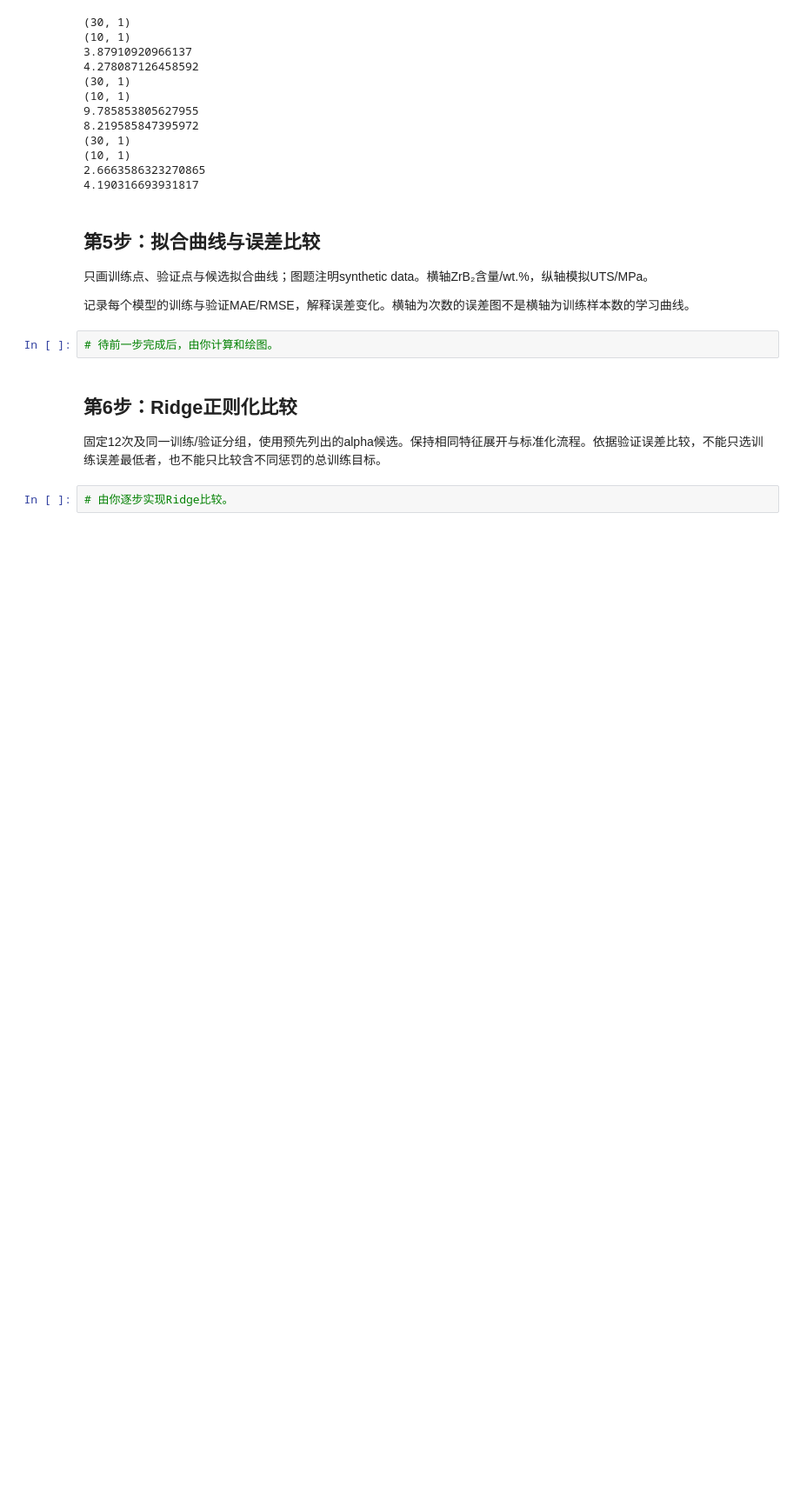
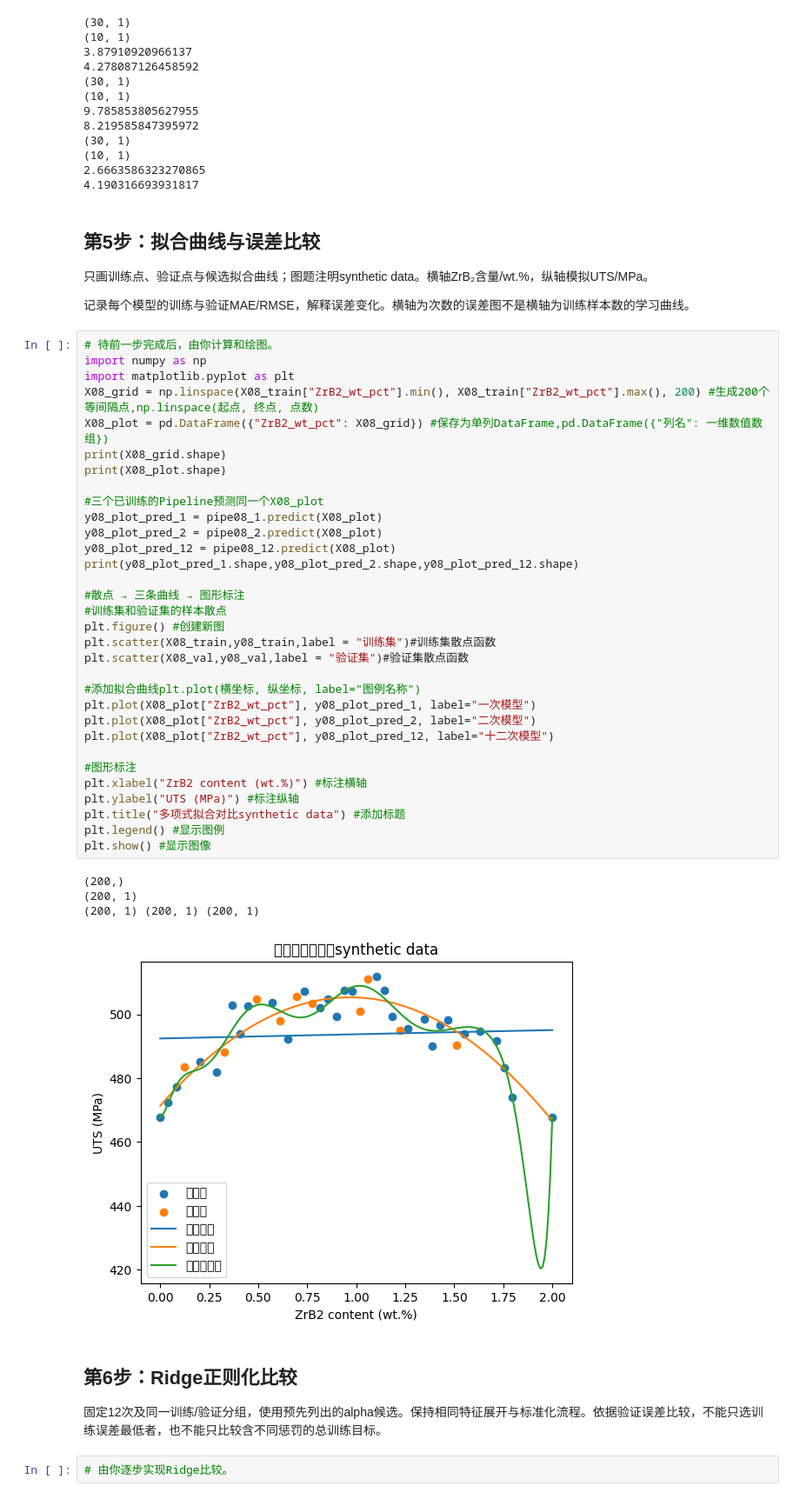
Before and after one commit to Euan-Hsu/Coursera-ML-AndrewNg-Notes, a Jupyter notebook: learning/exercises/unit08-polynomial-regression-regularization.ipynb, the cells around one changed output. Shown at 87% size. Saved outputs shown, nothing was run; the diff lists cells and outputs as text; blank space fills up the shorter version.

Commit message:
Save Unit 08 polynomial curves and preserve font warning evidence

```diff
--- a/learning/exercises/unit08-polynomial-regression-regularization.ipynb
+++ b/learning/exercises/unit08-polynomial-regression-regularization.ipynb
@@ -178,6 +178,41 @@ print(mae08_val_12)
 记录每个模型的训练与验证MAE/RMSE，解释误差变化。横轴为次数的误差图不是横轴为训练样本数的学习曲线。
 # %%
 # 待前一步完成后，由你计算和绘图。
+import numpy as np
+import matplotlib.pyplot as plt
+X08_grid = np.linspace(X08_train["ZrB2_wt_pct"].min(), X08_train["ZrB2_wt_pct"].max(), 200) #生成200个等间隔点,np.linspace(起点, 终点, 点数)
+X08_plot = pd.DataFrame({"ZrB2_wt_pct": X08_grid}) #保存为单列DataFrame,pd.DataFrame({"列名": 一维数值数组})
+print(X08_grid.shape)
+print(X08_plot.shape)
+
+#三个已训练的Pipeline预测同一个X08_plot
+y08_plot_pred_1 = pipe08_1.predict(X08_plot)
+y08_plot_pred_2 = pipe08_2.predict(X08_plot)
+y08_plot_pred_12 = pipe08_12.predict(X08_plot)
+print(y08_plot_pred_1.shape,y08_plot_pred_2.shape,y08_plot_pred_12.shape)
+
+#散点 → 三条曲线 → 图形标注
+#训练集和验证集的样本散点
+plt.figure() #创建新图
+plt.scatter(X08_train,y08_train,label = "训练集")#训练集散点函数
+plt.scatter(X08_val,y08_val,label = "验证集")#验证集散点函数
+
+#添加拟合曲线plt.plot(横坐标, 纵坐标, label="图例名称")
+plt.plot(X08_plot["ZrB2_wt_pct"], y08_plot_pred_1, label="一次模型")
+plt.plot(X08_plot["ZrB2_wt_pct"], y08_plot_pred_2, label="二次模型")
+plt.plot(X08_plot["ZrB2_wt_pct"], y08_plot_pred_12, label="十二次模型")
+
+#图形标注
+plt.xlabel("ZrB2 content (wt.%)") #标注横轴
+plt.ylabel("UTS (MPa)") #标注纵轴
+plt.title("多项式拟合对比synthetic data") #添加标题
+plt.legend() #显示图例
+plt.show() #显示图像
+# %% [output]
+(200,)
+(200, 1)
+(200, 1) (200, 1) (200, 1)
+[figure, added]
 # %% [markdown]
 ## 第6步：Ridge正则化比较
 
```
Also changed, not shown: 5 other files.
